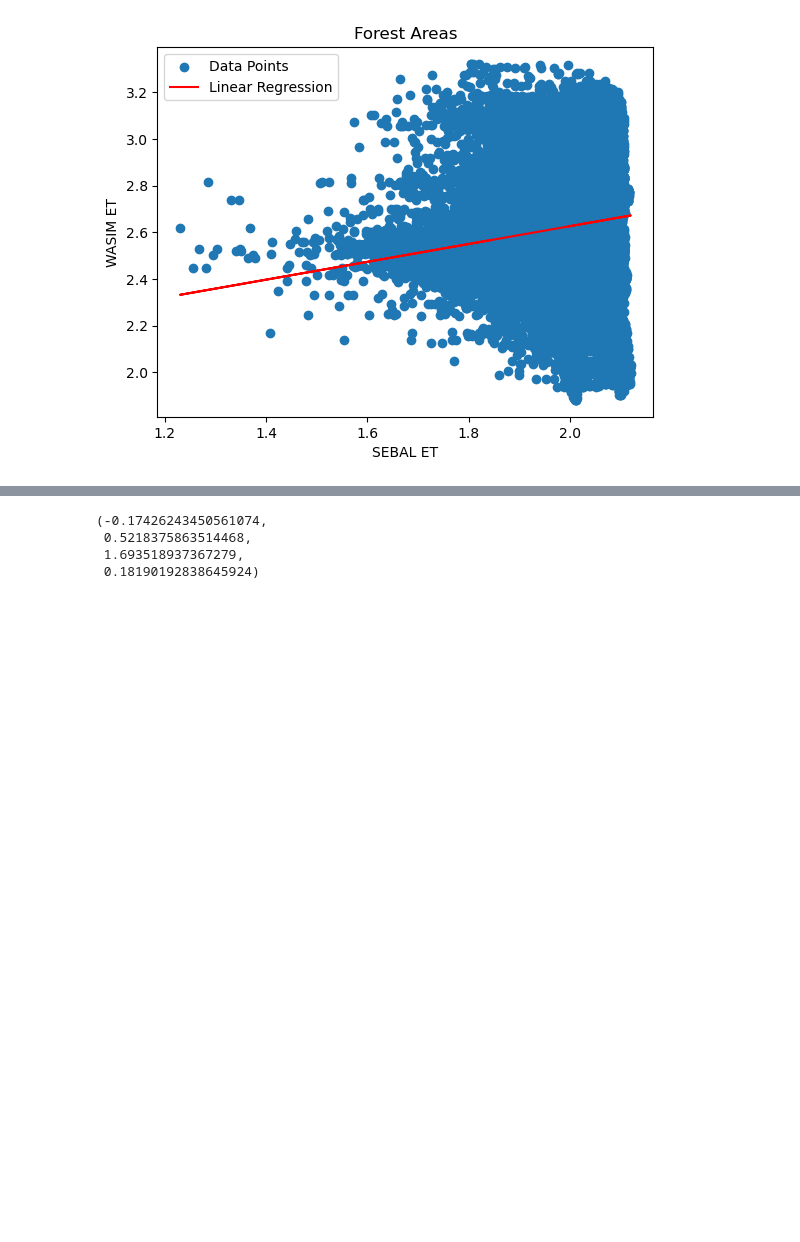
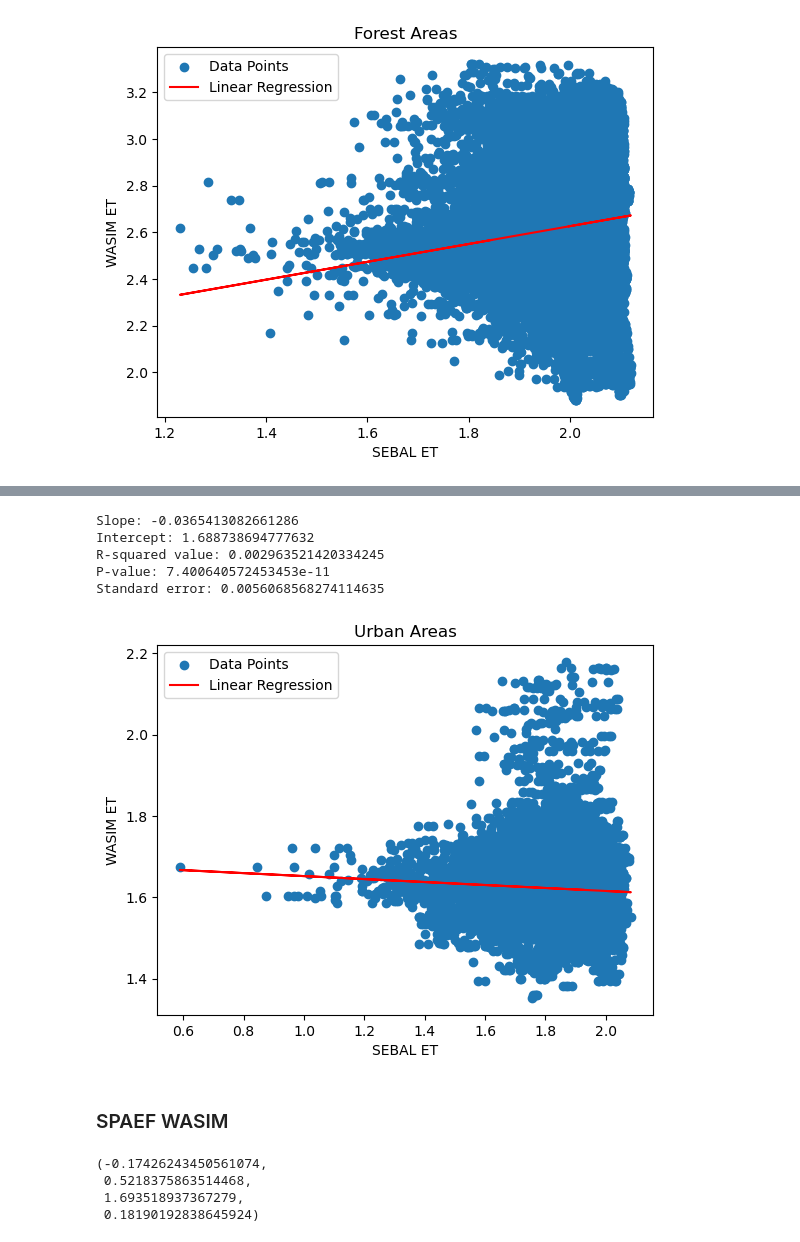
Before and after one commit to nicolast911/ET_master_project, a Jupyter notebook: scripts/images+analysis/analysis.ipynb, the cells around one changed output, grey strips where cells are left out. Saved outputs shown, nothing was run; the diff lists cells and outputs as text; code cells hidden in the pictures; blank space fills up the shorter version.

```diff
--- a/scripts/images+analysis/analysis.ipynb
+++ b/scripts/images+analysis/analysis.ipynb
@@ -463,3 +569,56 @@ Standard error: 0.01092595307697346
+# %%
+### Define Datasets
+title = "Urban Areas"
+x_name = "SEBAL ET"
+y_name = "WASIM ET"
+
+x_values = eta_day.where(urban_filter).values
+y_values = wasim.where(urban_filter).values
+
+# Remove NaN values
+mask = ~np.isnan(x_values) & ~np.isnan(y_values)
+x_values = x_values[mask]
+y_values = y_values[mask]
+
+
+
+### Linear Regression and Coefficients
+slope, intercept, r_value, p_value, std_err = linregress(x_values, y_values)
+
+print(f"Slope: {slope}")
+print(f"Intercept: {intercept}")
+print(f"R-squared value: {r_value**2}")
+print(f"P-value: {p_value}")
+print(f"Standard error: {std_err}")
+
+
+### Plot Regression
+plt.scatter(x_values, y_values, label='Data Points')
+
+# Plot the regression line
+regression_line = slope * x_values + intercept
+plt.plot(x_values, regression_line, color='red', label='Linear Regression')
+
+# Labeling the plot
+plt.xlabel(x_name)
+plt.ylabel(y_name)
+plt.title(title)
+plt.legend()
+
+# Show the plot
+plt.show()
+
+# Results to list
+WASIM_urban.extend((slope, intercept, r_value**2, p_value, std_err))
+# %% [output]
+Slope: -0.0365413082661286
+Intercept: 1.688738694777632
+R-squared value: 0.002963521420334245
+P-value: 7.400640572453453e-11
+Standard error: 0.0056068568274114635
+[figure, added]
+# %% [markdown]
+### SPAEF WASIM
 # %%
 SPAEF(wasim.values, eta_day.values)
 # %% [output]
```
Also changed, not shown: parts of 36 cells of this notebook.
